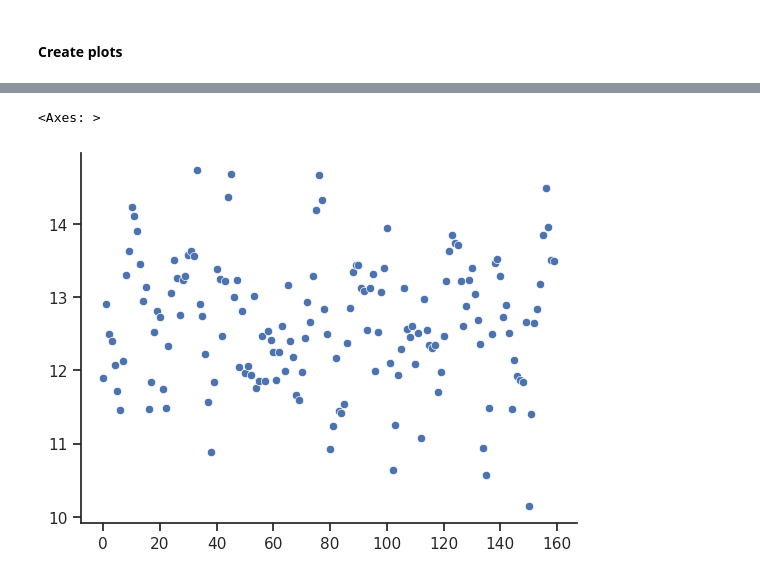
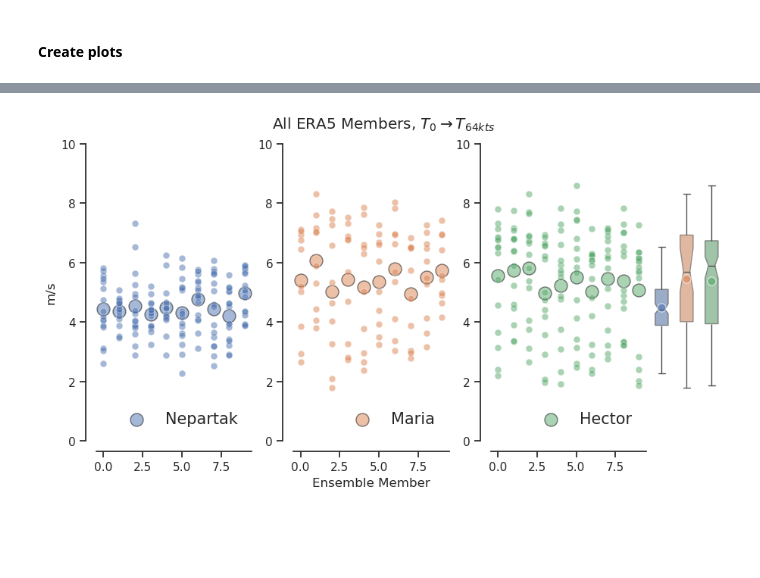
Before and after one commit to jhruppert/tc-crfrad, a Jupyter notebook: analysis/era5_shear.ipynb, the cells around one changed output, grey strips where cells are left out. Cells and saved outputs as stored; diff of their text form; code cells hidden in the pictures; blank space fills up the shorter version.

```diff
--- a/analysis/era5_shear.ipynb
+++ b/analysis/era5_shear.ipynb
@@ -247,8 +320,11 @@ sns.set_theme(style="white", rc={'xtick.bottom': True, 'ytick.left': True, "axes
 # %%
 # Get all times up to first time when vmax >= 64 kts
 vmax_thresh = 64.0
-t1_avg = np.where(tc_track_gribtimes['vmax'] >= vmax_thresh)[0][0]-1
-avg_times = np.arange(0, t1_avg+1)
-# print(avg_times)
-# print(tc_track_gribtimes['time'][avg_times])
-# print(tc_track_gribtimes['time'])
+itimes_inc = {}
+for storm in storms:
+    # Find the first index where vmax >= vmax_thresh
+    t1_avg = np.where(tc_track_gribtimes[storm]['vmax'] >= vmax_thresh)[0][0]-1
+    itimes_inc[storm] = np.arange(0, t1_avg+1)
+    # nt_inc = len(itimes_inc[storm])
+    # print(f"{storm}: {nt_inc} times up to first vmax >= {vmax_thresh} kts")
+    # print(tc_track_gribtimes['time'][itimes_inc])
@@ -276,5 +331,54 @@ plt.show()
-# %%
-sns.scatterplot(mean_shear[:,avg_times].flatten())
-# %% [output]
-<Axes: >
-[figure, removed]
+# %%
+# Plot all ensemble members
+
+fig, ax = plt.subplots(1,6, figsize=(9,5), layout="constrained", width_ratios=(1, 1, 1, 0.12, 0.12, 0.12))
+
+# palette = sns.color_palette("colorblind")#, n_colors=ishear.shape[1])
+palette = sns.color_palette()#, n_colors=ishear.shape[1])
+
+for istorm, storm in enumerate(storms):
+
+    ishear = mean_shear[storm][:,itimes_inc[storm]]
+    # ishear = mean_shear[storm]
+
+    x = np.repeat(np.arange(0,nmemb)[:,np.newaxis], ishear.shape[1], axis=1)
+
+    icolor = palette[istorm]
+    # palette = sns.color_palette("Spectral_r", n_colors=ishear.shape[1])
+    # Repeat the list nmemb times
+    # palette_nx = palette*nmemb
+
+    # Main scatterplot
+    sns.scatterplot(ax=ax[istorm], x=x.flatten(), y=ishear.flatten(), color=icolor, alpha=0.5, s=40, zorder=2)
+
+    # Calculate ensemble means and overlay them
+    mean_shear_avg = np.mean(ishear, axis=1)
+    sns.scatterplot(ax=ax[istorm], x=np.arange(0,nmemb), y=mean_shear_avg, color=icolor,
+                    s=150, label=storm.capitalize(), marker='o', alpha=0.5, zorder=1, edgecolor='black')
+
+    sns.boxplot(ishear.flatten(), ax=ax[istorm+3],
+                width=0.7, showmeans=True,
+                color=icolor, showfliers=False,
+                meanprops={"marker":"o", "markerfacecolor":icolor,
+                            "markeredgecolor":"white", "markersize":"8", "alpha":0.6},
+                notch=True, bootstrap=10000,
+                boxprops=dict(alpha=0.6))
+
+plt.suptitle(r'All ERA5 Members, $T_0\rightarrow T_{64kts}$')
+ax[1].set_xlabel('Ensemble Member')
+ax[0].set_ylabel('m/s')
+for iax in range(6):
+    ax[iax].set_ylim((0,10))
+for iax in range(3):
+    ax[iax].legend(loc='lower right', fontsize=15, frameon=False)
+    sns.despine(offset=10,ax=ax[iax])
+
+for iax in range(3,6):
+    sns.despine(offset=10,ax=ax[iax], left=True, bottom=True)
+    # Remove y-axis ticks from the second plot
+    ax[iax].set_yticks([])
+    ax[iax].set_xticks([])
+
+plt.show()
+# %% [output]
+[figure, added]
```
Also changed, not shown: parts of 11 cells of this notebook, 4 other files.
